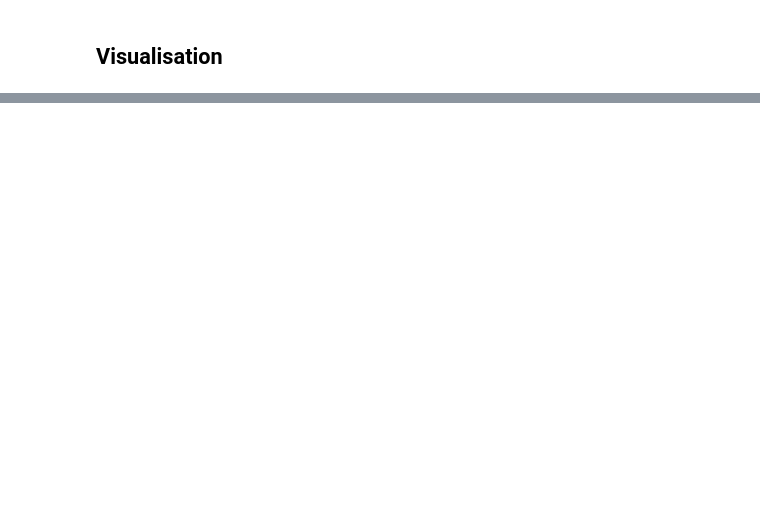
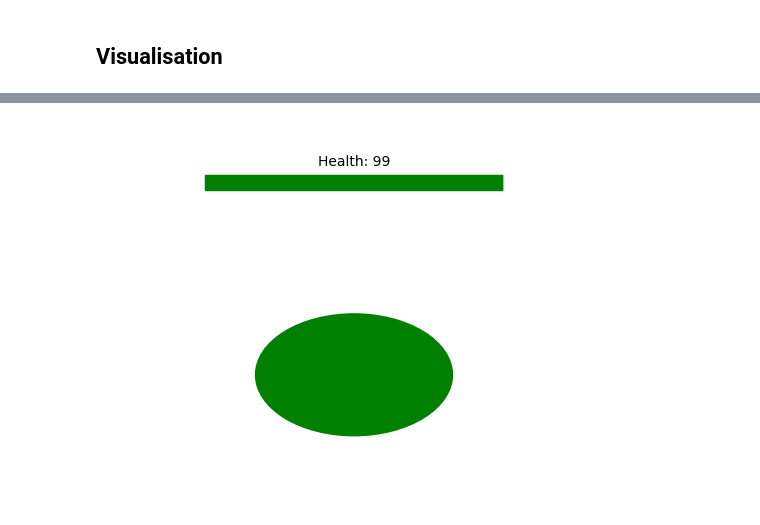
Before and after one commit to TajborBerry/Sea_Slug_Simulation, a Jupyter notebook: Sea_Slug_Simulation.ipynb, the cells around one changed output, grey strips where cells are left out. Drawn from its saved outputs; the diff is of its cells as text; code cells hidden in the pictures; blank space fills up the shorter version.

```diff
--- a/Sea_Slug_Simulation.ipynb
+++ b/Sea_Slug_Simulation.ipynb
@@ -87,0 +109,61 @@ plt.show()
+# %%
+# Setup
+fig, ax = plt.subplots()
+ax.set_xlim(0, 1)
+ax.set_ylim(0, 1.2)
+ax.axis('off')
+
+# Blob (the sea slug)
+blob = plt.Circle((0.5, 0.4), 0.2, fc='green')
+ax.add_patch(blob)
+
+# Health bar background
+bar_bg = plt.Rectangle((0.2, 1.0), 0.6, 0.05, color='lightgray')
+ax.add_patch(bar_bg)
+
+# Health bar foreground (this updates)
+bar_fg = plt.Rectangle((0.2, 1.0), 0.6, 0.05, color='green')
+ax.add_patch(bar_fg)
+
+# Health text
+health_text = ax.text(0.5, 1.07, "Health: 100", ha='center', va='bottom', fontsize=10)
+
+# Slug instance
+slug = SeaSlug()
+
+# Update function
+def update(frame):
+    slug.step(temp=4, salinity=34.0, depth=100)
+
+    # Update blob color
+    if not slug.alive:
+        color = 'black'
+    elif slug.health > 70:
+        color = 'green'
+    elif slug.health > 30:
+        color = 'orange'
+    else:
+        color = 'red'
+
+    blob.set_facecolor(color)
+
+    # Update health bar width and color
+    bar_width = max(slug.health / 100.0 * 0.6, 0)
+    bar_fg.set_width(bar_width)
+
+    if slug.health > 70:
+        bar_fg.set_color('green')
+    elif slug.health > 30:
+        bar_fg.set_color('orange')
+    else:
+        bar_fg.set_color('red')
+
+    # Update health text
+    health_text.set_text(f"Health: {int(slug.health)}")
+
+    return blob, bar_fg, health_text
+
+ani = animation.FuncAnimation(fig, update, frames=200, interval=100, blit=True)
+plt.show()
+# %% [output]
+[figure, added]
```
Also changed, not shown: parts of 8 cells of this notebook.
